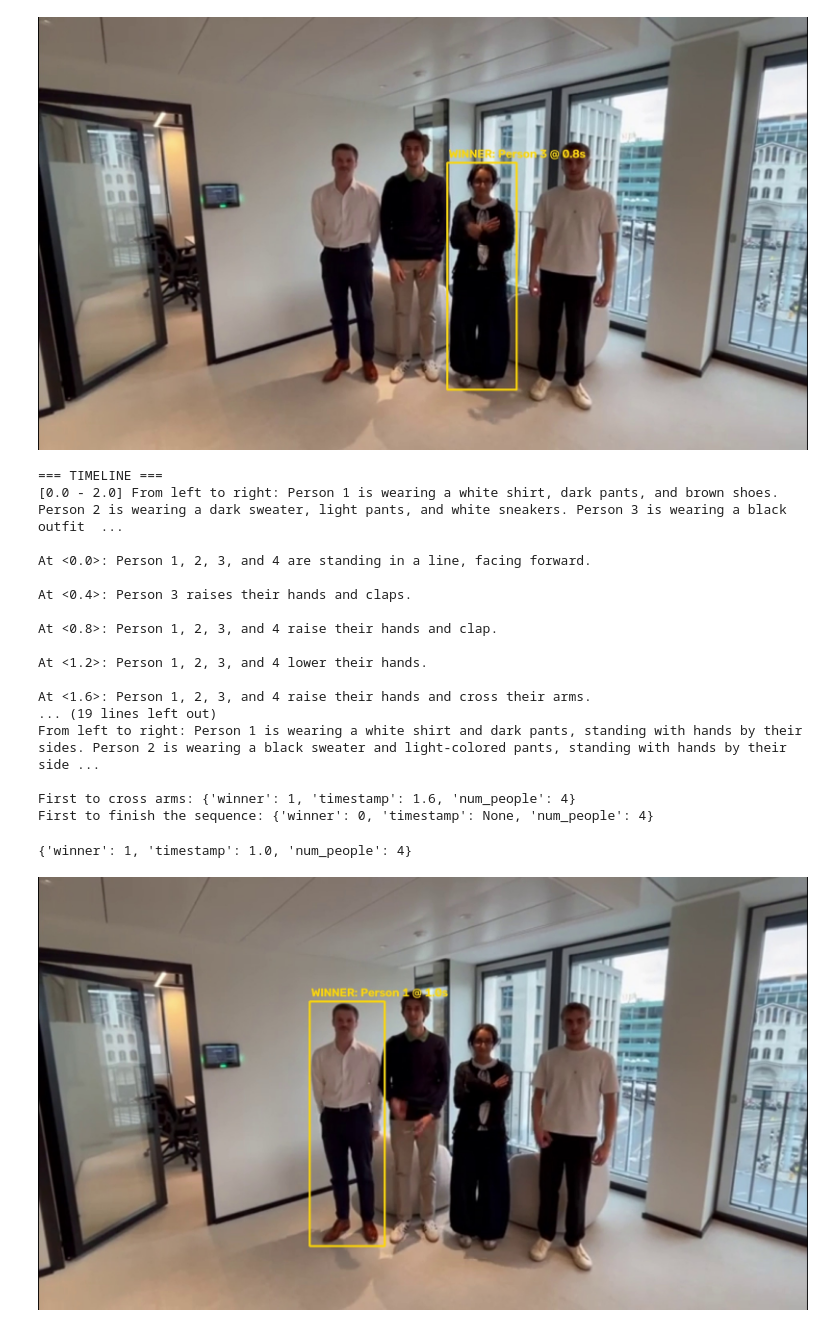
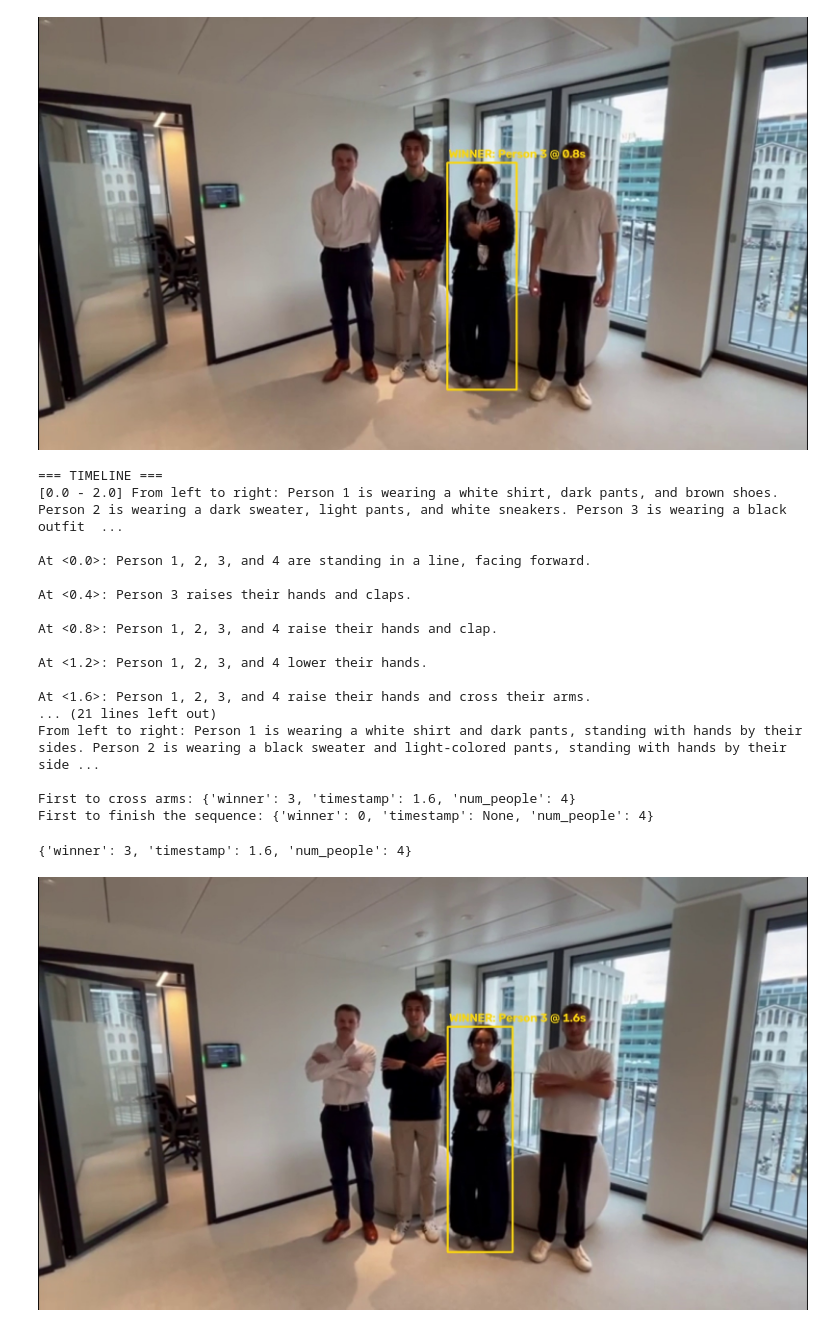
Before and after one commit to Swiss-ai-Weeks/visual-inspector, a Jupyter notebook: test.ipynb, the cells around one changed output. Saved outputs shown, nothing was run; the diff lists cells and outputs as text; code cells hidden in the pictures.

```diff
--- a/test.ipynb
+++ b/test.ipynb
@@ -83,7 +83,7 @@ def caption_video(path, chunk_duration=1):
                 "model": _first_model(RTVLM, "/models"),
                 "prompt": CAPTION_PROMPT,
                 "chunk_duration": chunk_duration,
-                "chunk_overlap_duration": 0,
+                "chunk_overlap_duration": 1,
                 "num_frames_per_chunk": 5,
             },
             timeout=(15, 900),
@@ -420,31 +421,31 @@ At <0.8>: Person 1, 2, 3, and 4 raise their hands and clap.
 At <1.2>: Person 1, 2, 3, and 4 lower their hands.
 
 At <1.6>: Person 1, 2, 3, and 4 raise their hands and cross their arms.
-... (19 lines left out)
+... (21 lines left out)
 From left to right: Person 1 is wearing a white shirt and dark pants, standing with hands by their sides. Person 2 is wearing a black sweater and light-colored pants, standing with hands by their side ...
 
-First to cross arms: {'winner': 1, 'timestamp': 1.6, 'num_people': 4}
+First to cross arms: {'winner': 3, 'timestamp': 1.6, 'num_people': 4}
 First to finish the sequence: {'winner': 0, 'timestamp': None, 'num_people': 4}
 # %%
 # Find the winner and show a photo of them at the winning moment.
 from IPython.display import Image
 
 VIDEO = "../video/stagiaires.mp4"
 MOVES = "cross arms"  # or a list, e.g. ["touch boot", "clap hands"]
 # MOVES = ["cross arms", "turn around", "touch head"]  # or a list, e.g. ["touch boot", "clap hands"]
 
 # chunk_duration is the temporal resolution. Keep it 1s: brief actions near the
 # end of the clip (e.g. the head-touch here at ~5s) get averaged away at 2s.
-captions = caption_video(VIDEO, chunk_duration=1)
+captions = caption_video(VIDEO, chunk_duration=2)
 res = first_performer(captions, MOVES)
 print(res)
 
 if not res["winner"]:
     print("Nobody performs the move (try smaller chunk_duration or a clearer move).")
 else:
     photo = winner_snapshot(VIDEO, res["timestamp"], res["winner"],
                             res["num_people"])
     display(Image(str(photo)))
 # %% [output]
-{'winner': 1, 'timestamp': 1.0, 'num_people': 4}
+{'winner': 3, 'timestamp': 1.6, 'num_people': 4}
-[figure, old version]
+[figure, new version]
```
Also changed, not shown: parts of 1 cell of this notebook, 14 other files.
